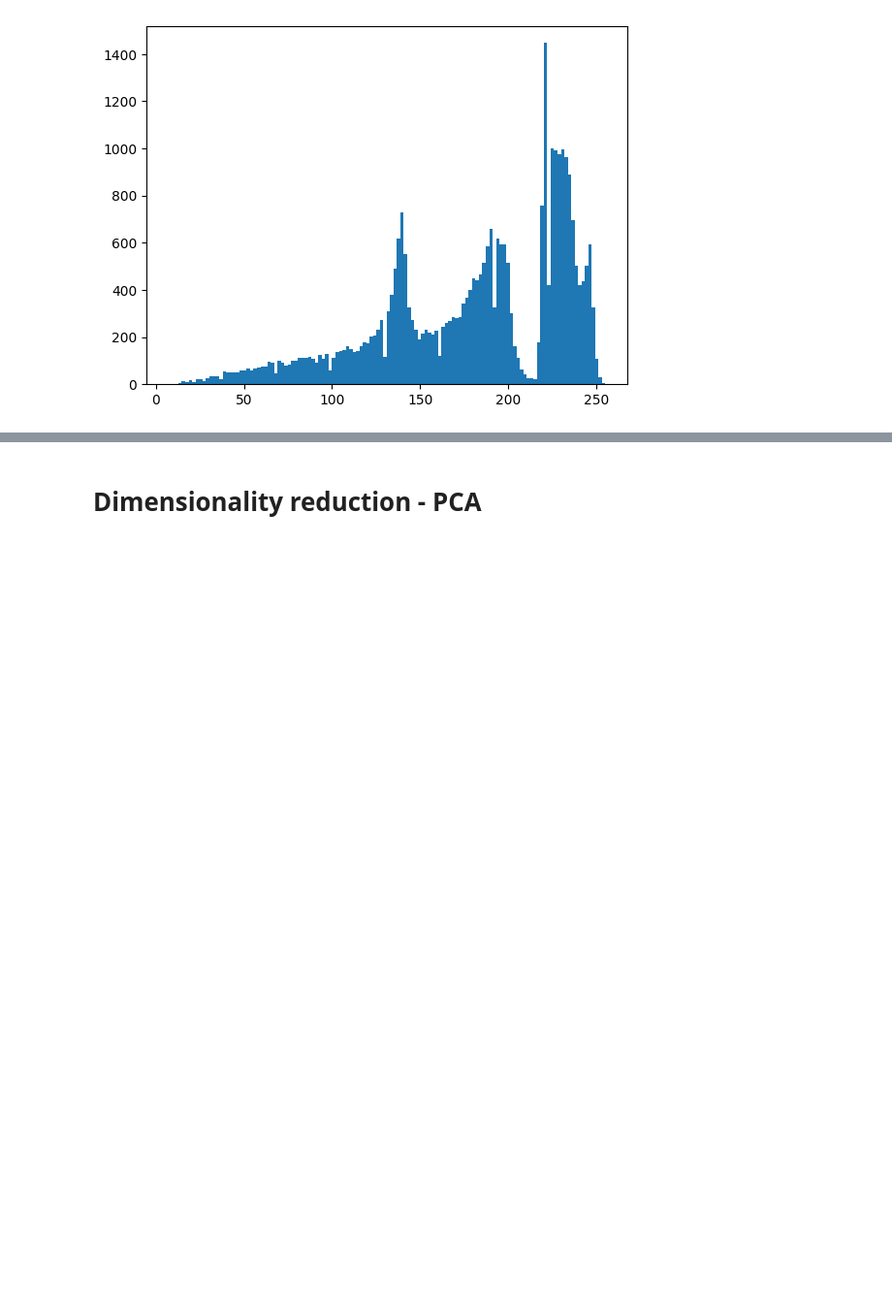
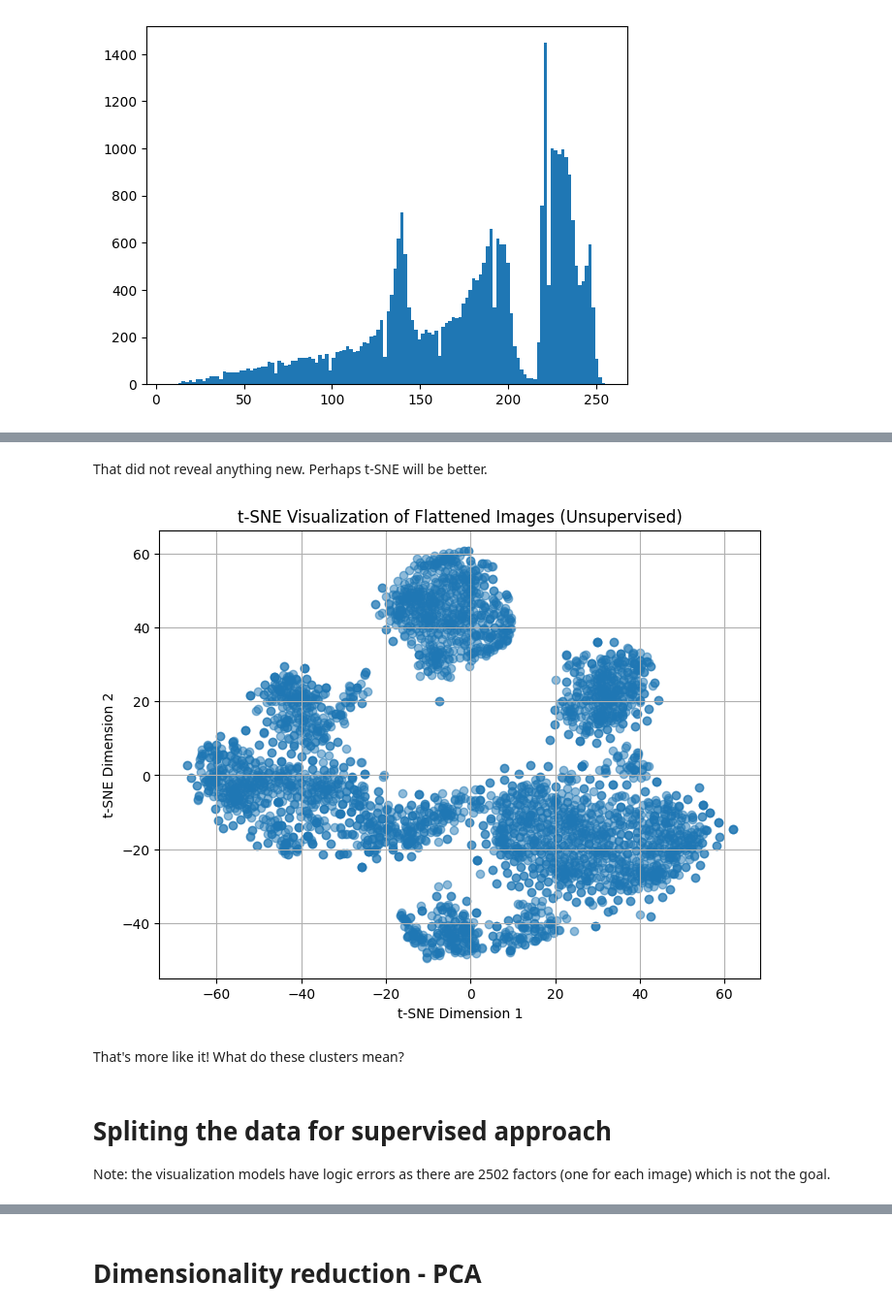
Before and after one commit to jsan712/Machine-Learning-Final-Project, a Jupyter notebook: ancient_egyptian_classification.ipynb, the cells around one changed output, grey strips where cells are left out. Shown at 97% size. Cells and saved outputs as stored; diff of their text form; code cells hidden in the pictures; blank space fills up the shorter version.

```diff
--- a/ancient_egyptian_classification.ipynb
+++ b/ancient_egyptian_classification.ipynb
@@ -377,3 +466,29 @@ show()
+# %% [markdown]
+That did not reveal anything new. Perhaps t-SNE will be better.
+# %%
+img_array = np.array(img_list)
+unsupervised_tsne = TSNE(n_components=2, random_state=42)
+X_tsne = unsupervised_tsne.fit_transform(img_array)
+# %%
+# Extract the two reduced dimensions from tSNE
+tsne_features_1 = X_tsne[:, 0]
+tsne_features_2 = X_tsne[:, 1]
+
+# Create a scatter plot for the reduced dimensions
+plt.figure(figsize=(8, 6))
+plt.scatter(tsne_features_1, tsne_features_2, alpha=0.5)
+plt.xlabel("t-SNE Dimension 1")
+plt.ylabel("t-SNE Dimension 2")
+plt.title("t-SNE Visualization of Flattened Images (Unsupervised)")
+plt.grid(True)
+plt.show()
+# %% [output]
+[figure, added]
+# %% [markdown]
+That's more like it! What do these clusters mean?
+# %% [markdown]
+# Spliting the data for supervised approach
+Note: the visualization models have logic errors as there are 2502 factors (one for each image) which is not the goal.
 # %%
 # Split the DataFrame for train and test sets (non-aspect preserved)
 df_train, df_test = train_test_split(df, test_size=0.3, random_state=1)
```
Also changed, not shown: parts of 16 cells of this notebook.
